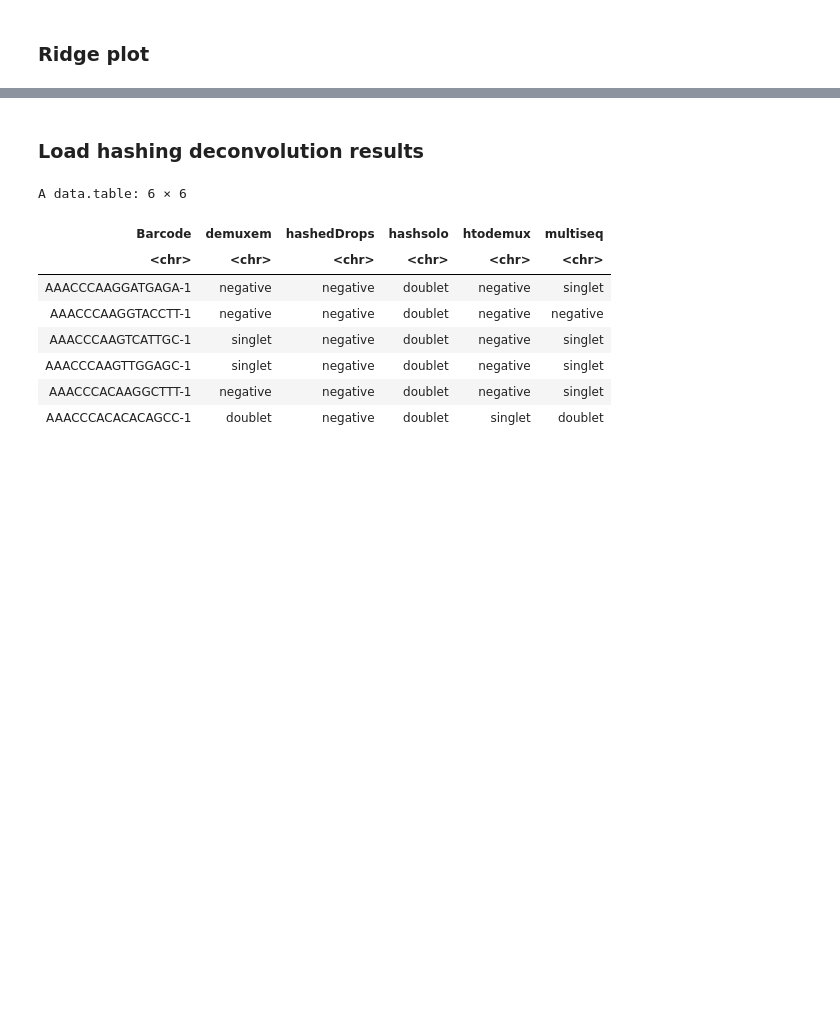
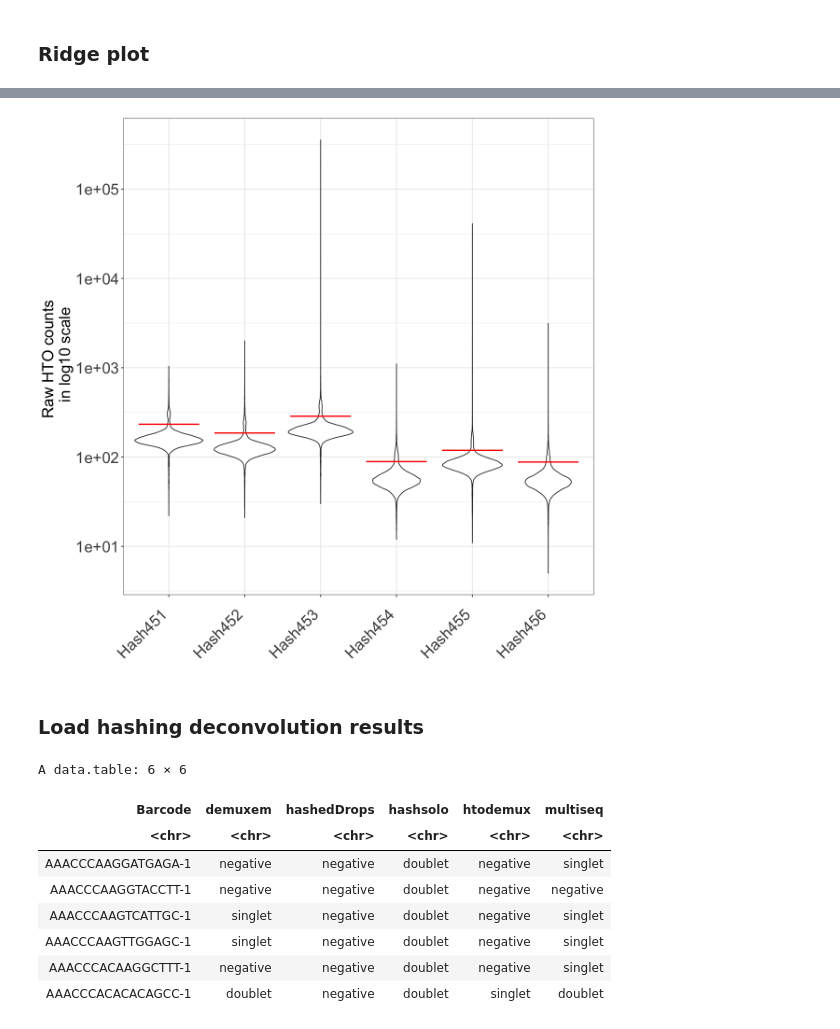
Before and after one commit to theislab/hadge-reproducibility, a Jupyter notebook: notebooks/s6-gx38.ipynb, the cells around one changed output, grey strips where cells are left out. Drawn from its saved outputs; the diff is of its cells as text; code cells hidden in the pictures; blank space fills up the shorter version.

```diff
--- a/notebooks/s6-gx38.ipynb
+++ b/notebooks/s6-gx38.ipynb
@@ -95,3 +128,16 @@ Adding another scale for fill, which will replace the existing scale.
+# %%
+options(repr.plot.width=10, repr.plot.height=10)
+
+ggplot(counts_raw, aes(x=Hashtag,y=Expression)) + geom_violin() + xlab("") +
+    geom_segment(data = cutoff, inherit.aes = FALSE,
+            aes(x = as.numeric(Hashtag) -0.4, xend = as.numeric(Hashtag) + 0.4,
+            yend = slope_value, y = slope_value), colour="red", size = 0.8) +
+    theme_bw() + ylab("Raw HTO counts \n in log10 scale") +
+    scale_y_log10() + theme(axis.text.y=element_text(size=20),
+        axis.text.x=element_text(size=20, angle = 45, hjust = 1.2), axis.title=element_text(size=20))
+# ggsave("S3_violin_plot_gx38.pdf", width= 10, height=10, dpi=300)
+# %% [output]
+[figure, added]
 # %% [markdown]
 ### Load hashing deconvolution results
 # %%
```
Also changed, not shown: parts of 11 cells of this notebook, 2 other files.
